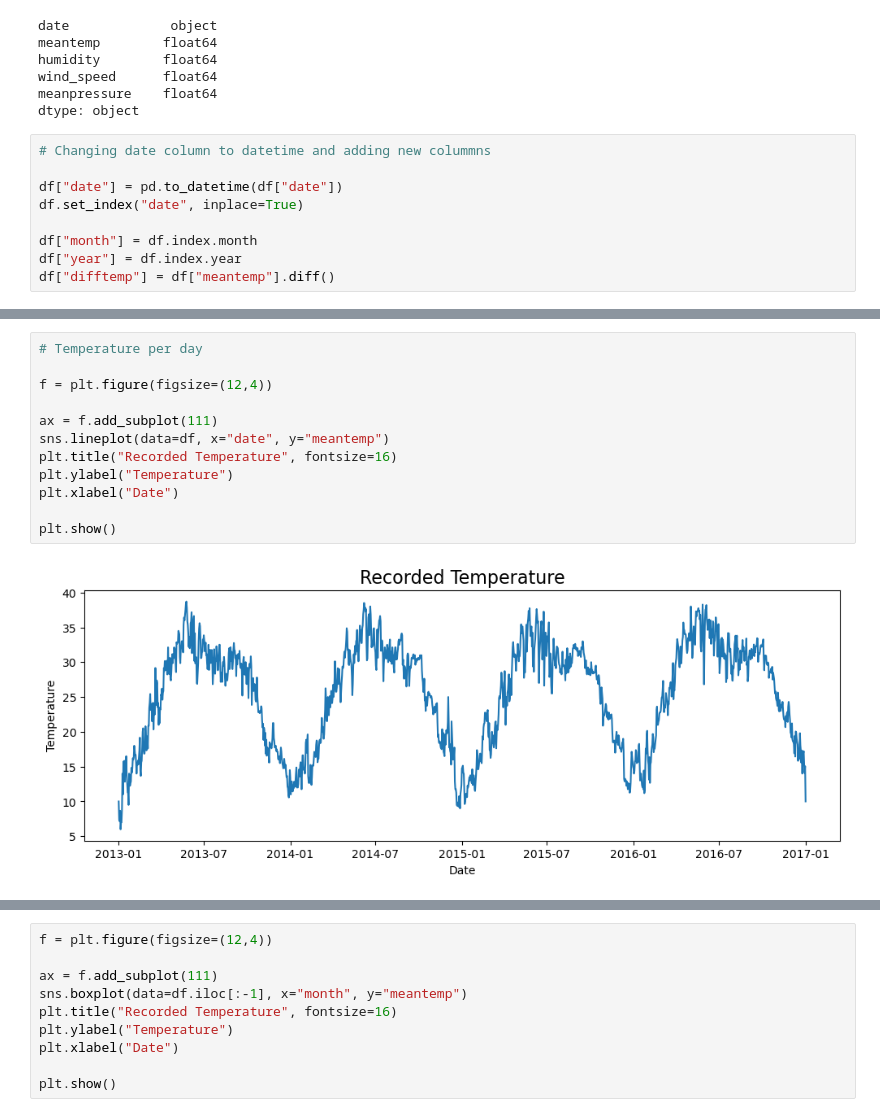
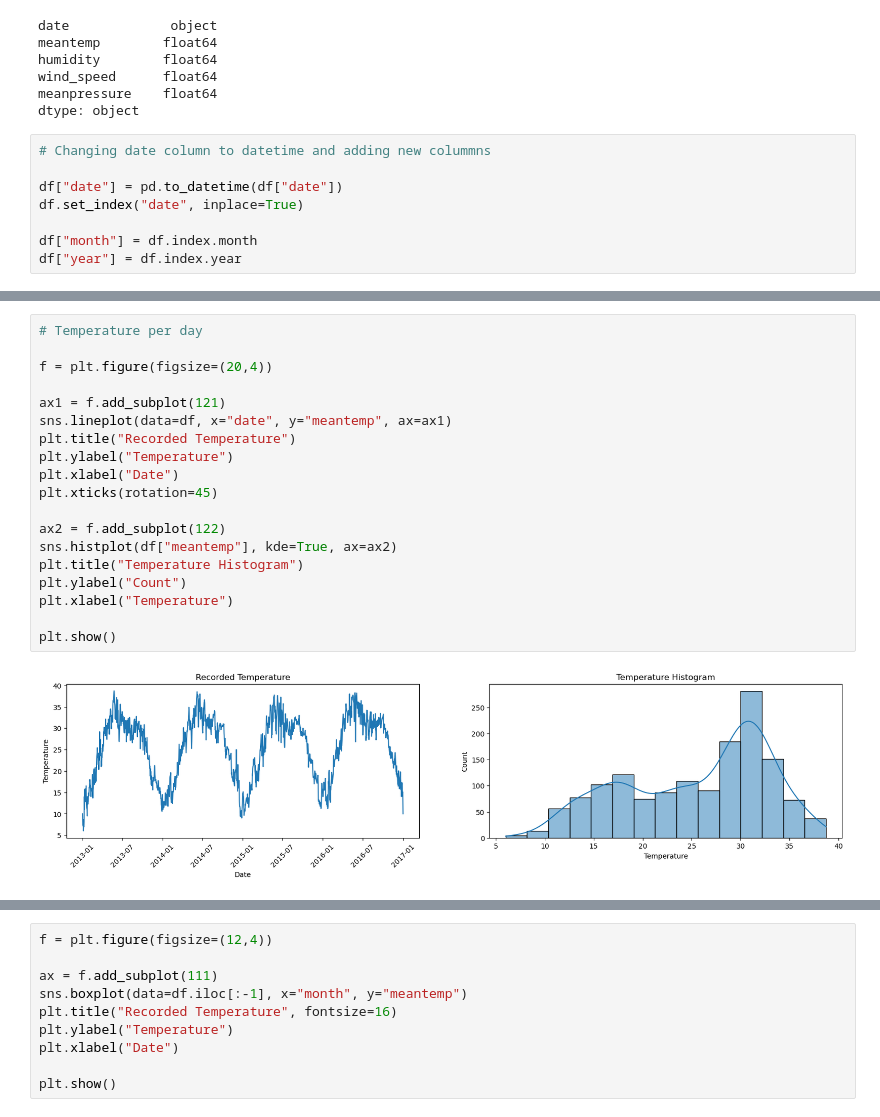
Before and after one commit to sasotomayor/anomaly-detection-temperatures, a Jupyter notebook: time-series-analysis.ipynb, the cells around one changed output, grey strips where cells are left out. Cells and saved outputs as stored; diff of their text form.

```diff
--- a/time-series-analysis.ipynb
+++ b/time-series-analysis.ipynb
@@ -46,4 +47,3 @@ df.set_index("date", inplace=True)
 
 df["month"] = df.index.month
 df["year"] = df.index.year
-df["difftemp"] = df["meantemp"].diff()
@@ -60,14 +50,21 @@ df.head()
 # %%
 # Temperature per day
 
-f = plt.figure(figsize=(12,4))
+f = plt.figure(figsize=(20,4))
 
-ax = f.add_subplot(111)
-sns.lineplot(data=df, x="date", y="meantemp")
-plt.title("Recorded Temperature", fontsize=16)
+ax1 = f.add_subplot(121)
+sns.lineplot(data=df, x="date", y="meantemp", ax=ax1)
+plt.title("Recorded Temperature")
 plt.ylabel("Temperature")
 plt.xlabel("Date")
+plt.xticks(rotation=45)
+
+ax2 = f.add_subplot(122)
+sns.histplot(df["meantemp"], kde=True, ax=ax2)
+plt.title("Temperature Histogram")
+plt.ylabel("Count")
+plt.xlabel("Temperature")
 
 plt.show()
 # %% [output]
-[figure, old version]
+[figure, new version]
```
Also changed, not shown: parts of 63 cells of this notebook.
